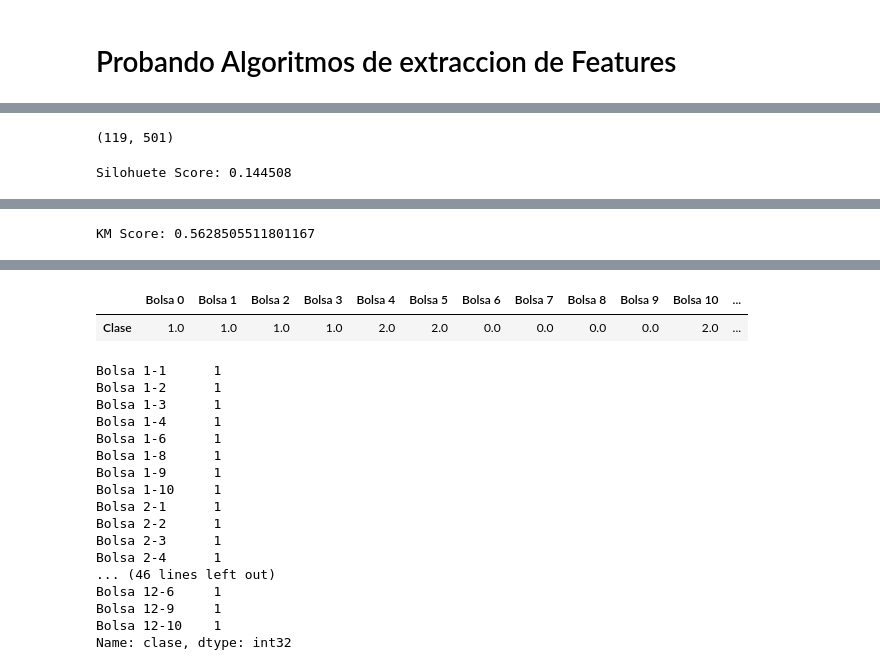
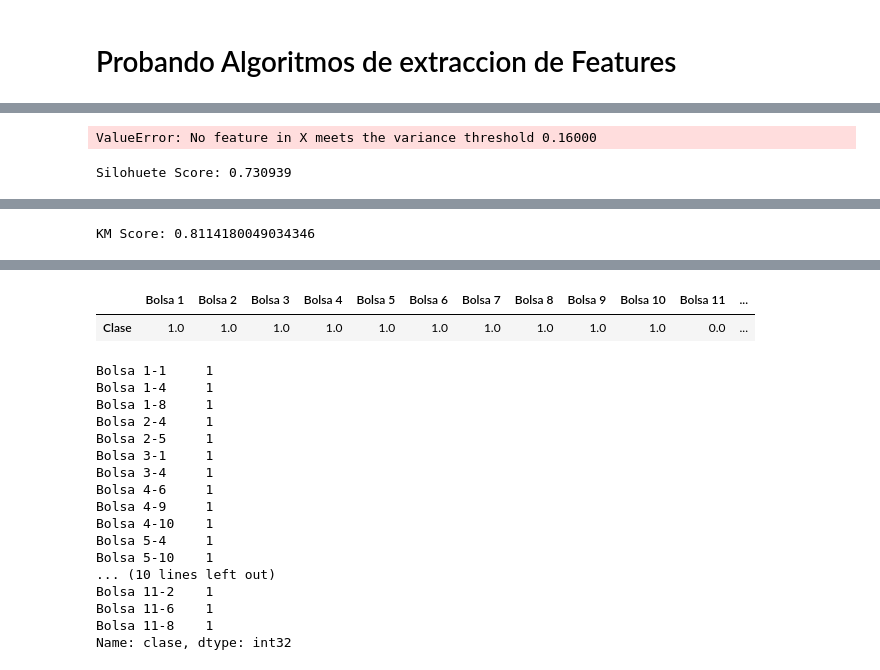
Before and after one commit to samuel1a0/prb_clustering, a Jupyter notebook: New Clusters.ipynb, the cells around one changed output, grey strips where cells are left out. Saved outputs shown, nothing was run; the diff lists cells and outputs as text; code cells hidden in the pictures.

```diff
--- a/New Clusters.ipynb
+++ b/New Clusters.ipynb
@@ -34,7 +34,7 @@ import warnings
 # %%
 def plot_cls(name, data, labels, alpha=.5, centers=[]):
     name_plot = name + " " + str(np.random.randint(1000))
-    colores = ["r","c","b","g"]
+    colores = ["r","c","b","g","w","brown"]
     col = [colores[x] for x in labels]
     fig = plt.figure(name_plot, figsize=(9,6))
     ax = Axes3D(fig)
@@ -64,7 +64,7 @@ def clases_bolsa(data):
     resultados_por_bolsa = pd.DataFrame(columns=["Clase"])
     nombre_bolsas = []
     for i, b in enumerate(bolsas):
-        nombre_bolsas.append("Bolsa %d"%i)
+        nombre_bolsas.append("Bolsa {}".format(i+1))
         resultados_por_bolsa.loc[i] = [st.mode(b)[0][0]]
     resultados_por_bolsa.index = nombre_bolsas
 #     resultados_por_bolsa.to_csv("Resultados_x_bolsa.csv", sep="\t")
@@ -143,6 +143,8 @@ KMeans:
         Clusters: 3
         S_Score: 0.7658828840145316
 # %%
+from sklearn.discriminant_analysis import LinearDiscriminantAnalysis
+
 pca_bolsas_unidas = pd.DataFrame()
 pca_bolsas = []
 files = os.listdir("SojaData/")
@@ -157,11 +159,13 @@ for i in range(15):
         df = pd.read_csv("SojaData/{0}".format(n_file), header=2, index_col=0, skip_blank_lines=True, dtype=np.float64)
 #         pca = MDS(n_components=1, n_jobs=4, random_state=1, eps=1e-8)
 #         pca = RandomizedPCA(n_components=1, random_state=20)
-#         pca = KernelPCA(n_components=1, kernel="linear")
-        pca = IncrementalPCA(n_components=1, batch_size=3)
+        pca = KernelPCA(n_components=1, kernel="rbf")
+#         pca = IncrementalPCAA(n_components=1, batch_size=3)                      #Second Best
+#         pca = random_projection.SparseRandomProjection(n_components=1, eps=0.01, random_state=10)
 #         pca = SparsePCA(n_components=1, random_state=10)
 #         pca = FactorAnalysis(n_components=1, random_state=10)
 #         pca = PCA(n_components=1)                                                #Best for now
+#         pca = FastICA(n_components=1, random_state=10)
         pca_file = pca.fit_transform(df)
         pca_file = np.array(pca_file)
 #         pca_file = np.array(df)
@@ -254,8 +260,9 @@ for i in range(12):
         df_temp = pd.concat([df_temp, n_df], ignore_index=True)
 
 #         pca_file = RandomizedPCA(n_components=3, random_state=1).fit_transform(df)
-        pca = random_projection.GaussianRandomProjection(n_components=1)
-#         pca = KernelPCA(n_components=1, kernel="linear") # "linear" | "poly" | "rbf" | "sigmoid" | "cosine" | "precomputed"
+#         pca = random_projection.SparseRandomProjection(n_components=1, random_state=20)
+#         pca = random_projection.GaussianRandomProjection(n_components=1, eps=.01)
+        pca = KernelPCA(n_components=1, kernel="rbf") # "linear" | "poly" | "rbf" | "sigmoid" | "cosine" | "precomputed"
 #         pca = PCA(n_components=3)
 
 #         vt = VarianceThreshold(.8 * (1 - .8))
@@ -292,61 +299,62 @@ vt = VarianceThreshold(.8 * (1 - .8))
 n_pca_totales = vt.fit_transform(pca_totales)
 n_pca_totales.shape
 # %% [output]
-(119, 501)
+ValueError: No feature in X meets the variance threshold 0.16000
 # %%
-# pca_n = MDS(n_components=5, n_jobs=4, random_state=20, eps=1e-9)
-pca_n = PCA(n_components=5)
-d_plots = pd.DataFrame(pca_n.fit_transform(n_pca_totales))
-# d_plots = pd.DataFrame(pca_n.fit_transform(pca_totales))
+# pca_n = MDS(n_components=3, n_jobs=4, random_state=1, eps=1e-9)
+# pca_n = PCA(n_components=3)
+pca_n = KernelPCA(n_components=3, kernel="rbf")
+# d_plots = pd.DataFrame(pca_n.fit_transform(n_pca_totales))
+d_plots = pd.DataFrame(pca_n.fit_transform(pca_totales))
 
-# print("Variacion: {}".format(np.sum(pca.explained_variance_ratio_)))
+# print("Variacion: {}".format(np.sum(pca_n.explained_variance_ratio_)))
 
 km_ = KMeans(n_clusters=3)
 km_.fit(d_plots)
 
 hdb_ = hdbscan.HDBSCAN(min_cluster_size=10)
 
 hdb_cls = hdb_.fit_predict(d_plots)
 hdb_ss = silhouette_score(d_plots, hdb_cls)
 print("Silohuete Score: %f"%hdb_ss)
 hdb_ssv = silhouette_samples(d_plots, hdb_cls)
 d_plots["clase"] = hdb_cls
 plot_cls("HDBSCAN", d_plots, hdb_cls)
 
 
 km_cls = km_.predict(d_plots.iloc[:,:-1])
 km_score = silhouette_score(d_plots, km_cls)
 print("KM Score: {}".format(km_score))
 d_plots["clase"] = km_cls
 d_plots.index = new_index
 plot_cls("KMeans-2", d_plots, km_cls, centers=km_.cluster_centers_)
 clases_bolsa(d_plots)
 # %% [output]
-Silohuete Score: 0.144508
+Silohuete Score: 0.730939
 [interactive output not drawn]
 [interactive output not drawn]
-KM Score: 0.5628505511801167
+KM Score: 0.8114180049034346
 [interactive output not drawn]
 [interactive output not drawn]
-|  | Bolsa 0 | Bolsa 1 | Bolsa 2 | Bolsa 3 | Bolsa 4 | Bolsa 5 | Bolsa 6 | Bolsa 7 | Bolsa 8 | Bolsa 9 | Bolsa 10 | ... |
-| Clase | 1.0 | 1.0 | 1.0 | 1.0 | 2.0 | 2.0 | 0.0 | 0.0 | 0.0 | 0.0 | 2.0 | ... |
+|  | Bolsa 1 | Bolsa 2 | Bolsa 3 | Bolsa 4 | Bolsa 5 | Bolsa 6 | Bolsa 7 | Bolsa 8 | Bolsa 9 | Bolsa 10 | Bolsa 11 | ... |
+| Clase | 1.0 | 1.0 | 1.0 | 1.0 | 1.0 | 1.0 | 1.0 | 1.0 | 1.0 | 1.0 | 0.0 | ... |
 # %%
 d_plots.query("clase == 1")["clase"]
 # %% [output]
-Bolsa 1-1      1
-Bolsa 1-2      1
-Bolsa 1-3      1
-Bolsa 1-4      1
-Bolsa 1-6      1
-Bolsa 1-8      1
-Bolsa 1-9      1
-Bolsa 1-10     1
-Bolsa 2-1      1
-Bolsa 2-2      1
-Bolsa 2-3      1
-Bolsa 2-4      1
-... (46 lines left out)
-Bolsa 12-6     1
-Bolsa 12-9     1
-Bolsa 12-10    1
+Bolsa 1-1     1
+Bolsa 1-4     1
+Bolsa 1-8     1
+Bolsa 2-4     1
+Bolsa 2-5     1
+Bolsa 3-1     1
+Bolsa 3-4     1
+Bolsa 4-6     1
+Bolsa 4-9     1
+Bolsa 4-10    1
+Bolsa 5-4     1
+Bolsa 5-10    1
+... (10 lines left out)
+Bolsa 11-2    1
+Bolsa 11-6    1
+Bolsa 11-8    1
 Name: clase, dtype: int32
```
Also changed, not shown: parts of 4 cells of this notebook, 2 other files.
